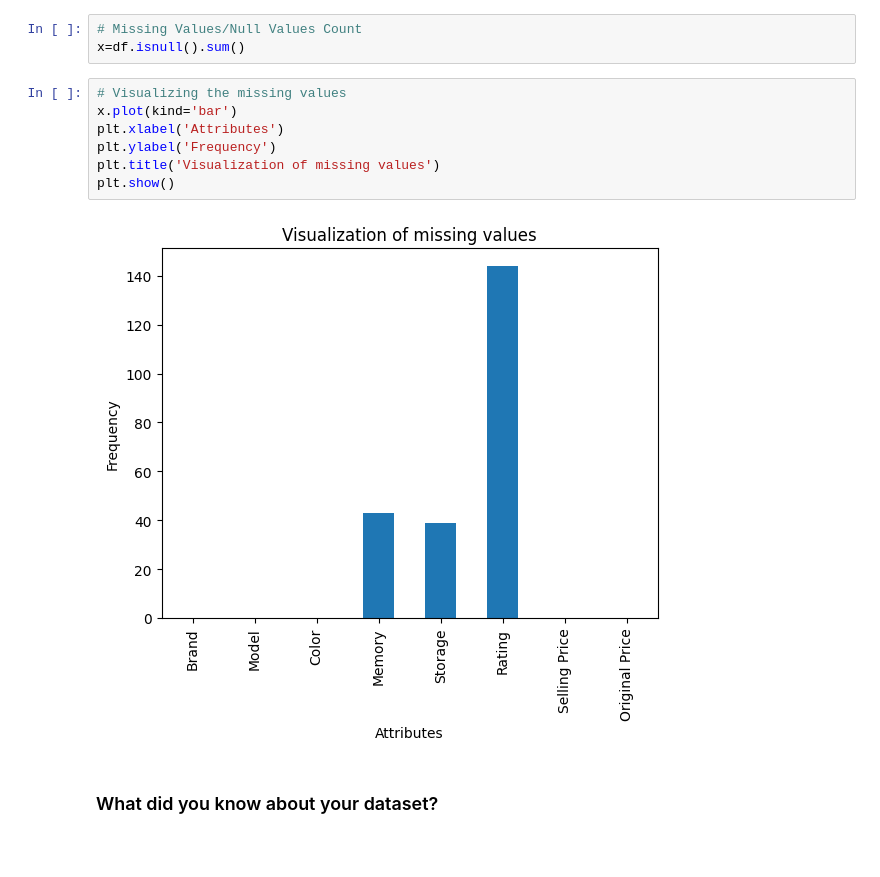
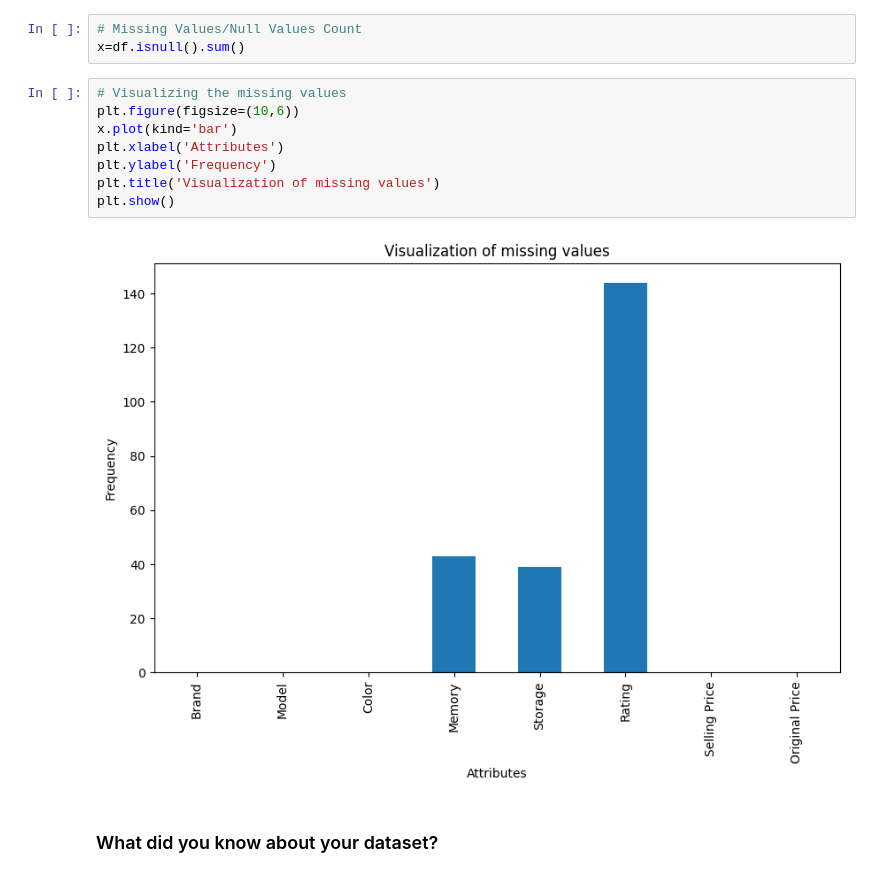
Before and after one commit to anujpurohit0501/flipkart-mobile-eda, a Jupyter notebook: Flipkart_Mobile_EDA.ipynb, the cells around one changed output. Cells and saved outputs as stored; diff of their text form; blank space fills up the shorter version.

```diff
--- a/Flipkart_Mobile_EDA.ipynb
+++ b/Flipkart_Mobile_EDA.ipynb
@@ -143,13 +143,14 @@ np.int64(108)
 x=df.isnull().sum()
 # %%
 # Visualizing the missing values
+plt.figure(figsize=(10,6))
 x.plot(kind='bar')
 plt.xlabel('Attributes')
 plt.ylabel('Frequency')
 plt.title('Visualization of missing values')
 plt.show()
 # %% [output]
-[figure, old version]
+[figure, new version]
 # %% [markdown]
 ### What did you know about your dataset?
 # %% [markdown]
```
Also changed, not shown: parts of 32 cells of this notebook.
